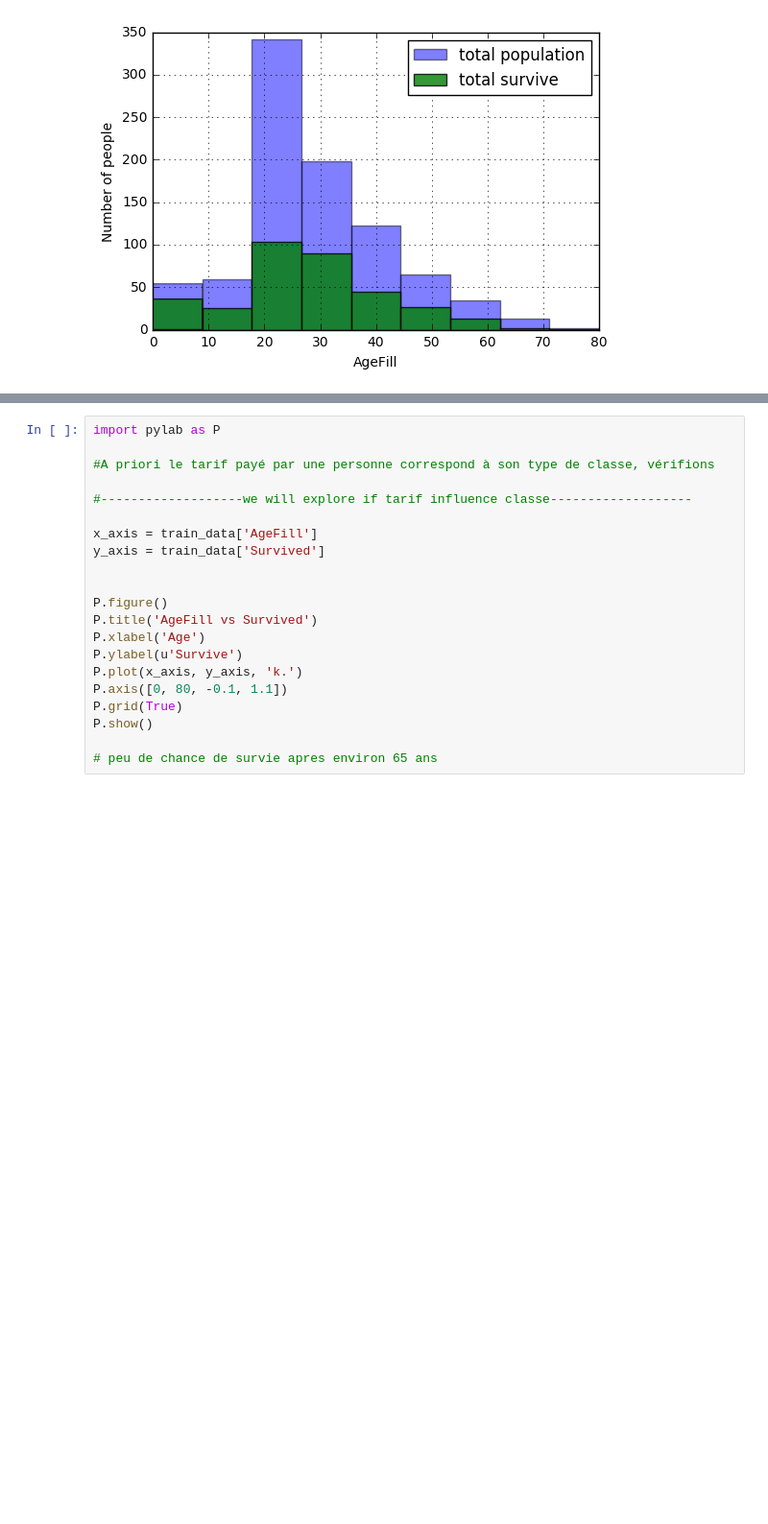
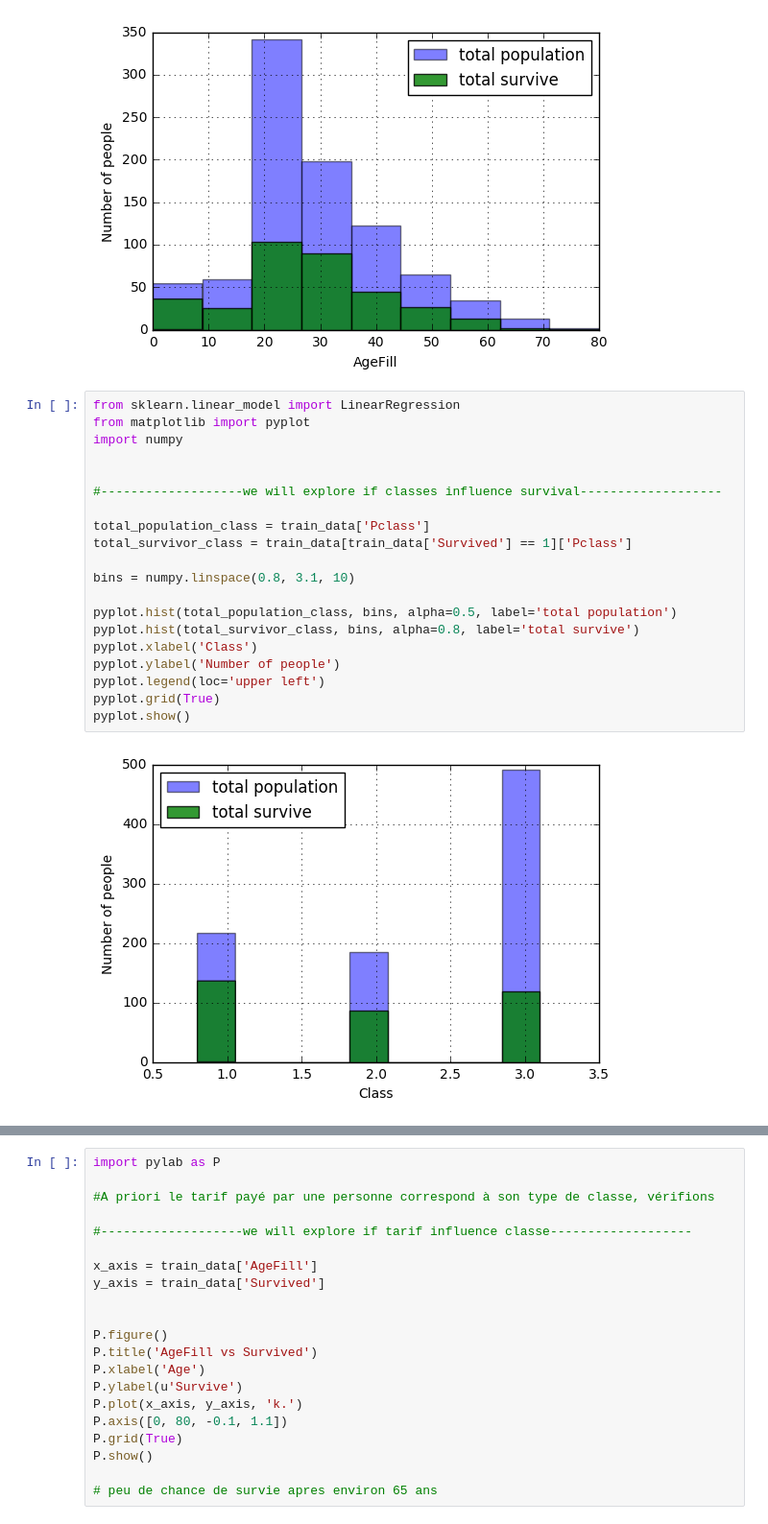
Before and after one commit to zackdu35/2016-2017, a Jupyter notebook: P1/pandas.ipynb, the cells around one changed output, grey strips where cells are left out. Shown at 96% size. Saved outputs shown, nothing was run; the diff lists cells and outputs as text; blank space fills up the shorter version.

Commit message:
overlay survivor with class criteria

```diff
--- a/P1/pandas.ipynb
+++ b/P1/pandas.ipynb
@@ -508,3 +497,25 @@ pyplot.grid(True)
 pyplot.show()
 # %% [output]
 [figure]
+# %%
+from sklearn.linear_model import LinearRegression
+from matplotlib import pyplot
+import numpy
+
+
+#-------------------we will explore if classes influence survival-------------------
+
+total_population_class = train_data['Pclass']
+total_survivor_class = train_data[train_data['Survived'] == 1]['Pclass']
+
+bins = numpy.linspace(0.8, 3.1, 10)
+
+pyplot.hist(total_population_class, bins, alpha=0.5, label='total population')
+pyplot.hist(total_survivor_class, bins, alpha=0.8, label='total survive')
+pyplot.xlabel('Class')
+pyplot.ylabel('Number of people')
+pyplot.legend(loc='upper left')
+pyplot.grid(True)
+pyplot.show()
+# %% [output]
+[figure, added]
```
Also changed, not shown: parts of 3 cells of this notebook.
